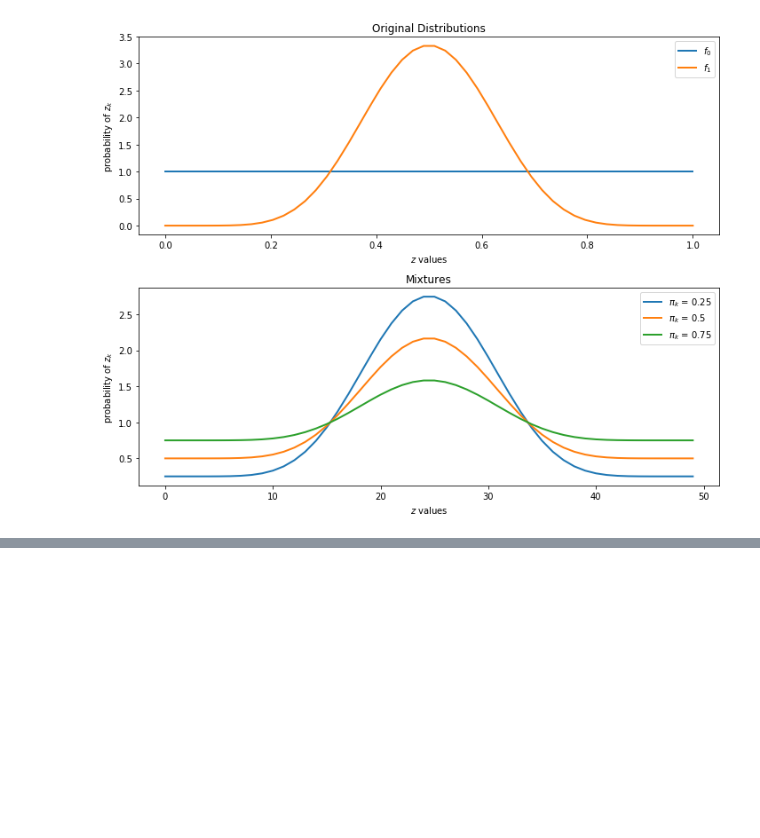
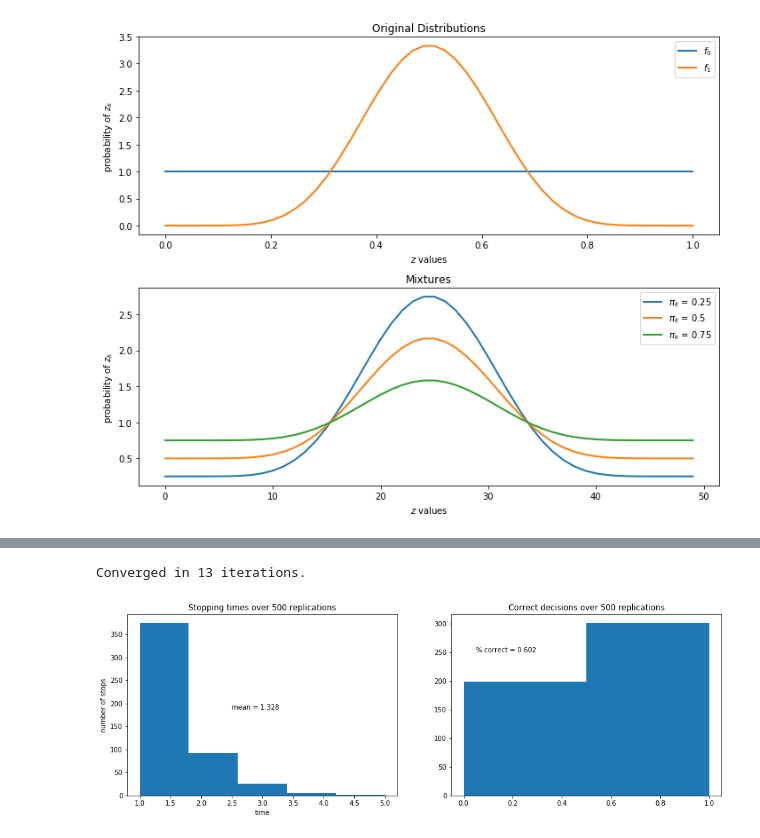
Before and after one commit to PanPip/QuantEcon_Tasks, a Jupyter notebook: Dynamic_programming.ipynb, the cells around one changed output, grey strips where cells are left out. Cells and saved outputs as stored; diff of their text form; code cells hidden in the pictures; blank space fills up the shorter version.

```diff
--- a/Dynamic_programming.ipynb
+++ b/Dynamic_programming.ipynb
@@ -648,0 +826,6 @@ def solve_model(wf,
+# %%
+wf = WaldFriedman(c=2.5)
+simulation_plot(wf)
+# %% [output]
+Converged in 13 iterations.
+[figure, added]
```
Also changed, not shown: parts of 4 cells of this notebook.
